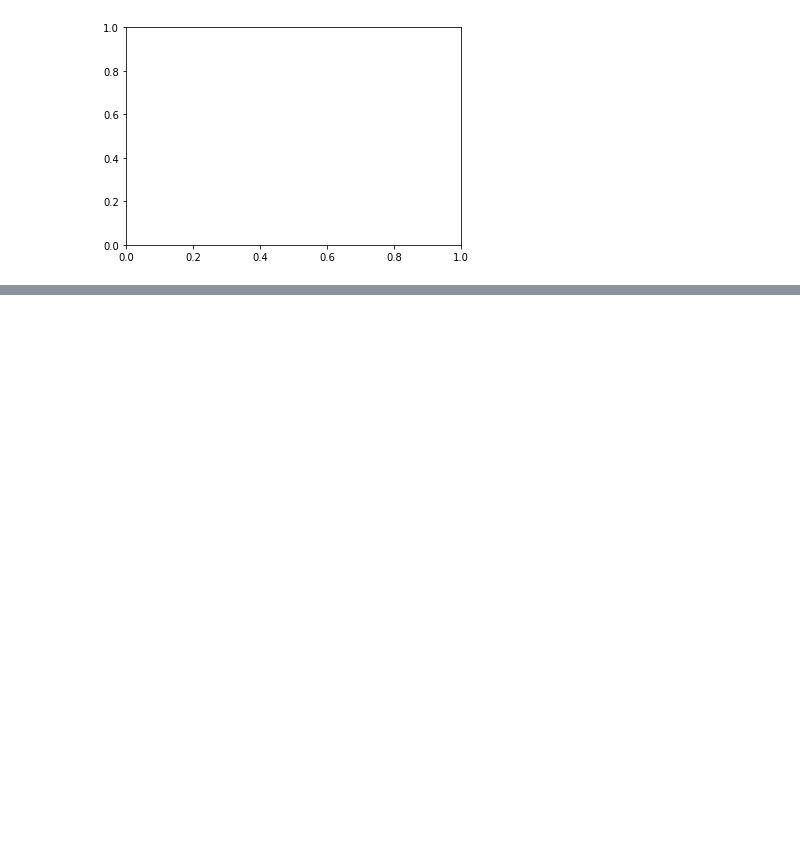
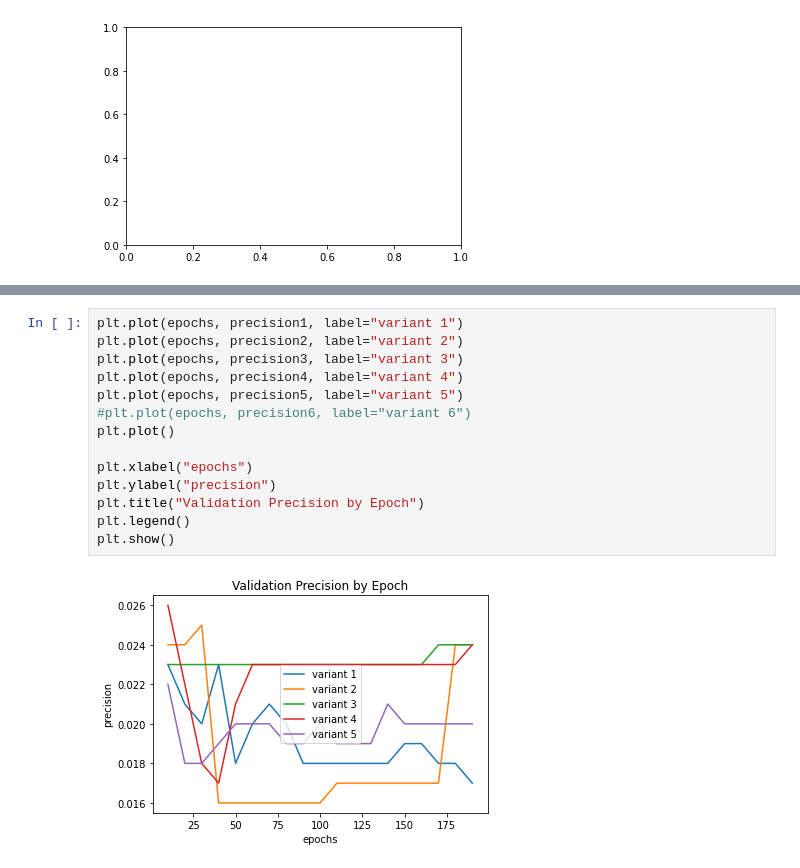
Before and after one commit to snwessel/NeuralNetworksForGWAS, a Jupyter notebook: visualize_results.ipynb, the cells around one changed output, grey strips where cells are left out. Saved outputs shown, nothing was run; the diff lists cells and outputs as text; blank space fills up the shorter version.

```diff
--- a/visualize_results.ipynb
+++ b/visualize_results.ipynb
@@ -128,0 +169,16 @@ ValueError: ignored
+# %%
+plt.plot(epochs, precision1, label="variant 1")
+plt.plot(epochs, precision2, label="variant 2")
+plt.plot(epochs, precision3, label="variant 3")
+plt.plot(epochs, precision4, label="variant 4")
+plt.plot(epochs, precision5, label="variant 5")
+#plt.plot(epochs, precision6, label="variant 6")
+plt.plot()
+
+plt.xlabel("epochs")
+plt.ylabel("precision")
+plt.title("Validation Precision by Epoch")
+plt.legend()
+plt.show()
+# %% [output]
+[figure, added]
```
Also changed, not shown: parts of 4 cells of this notebook.
